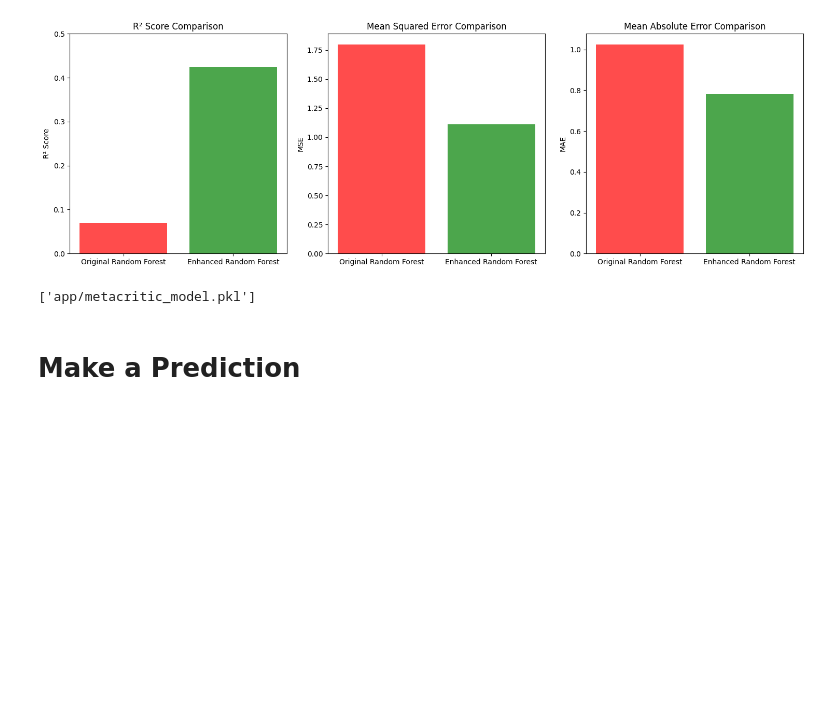
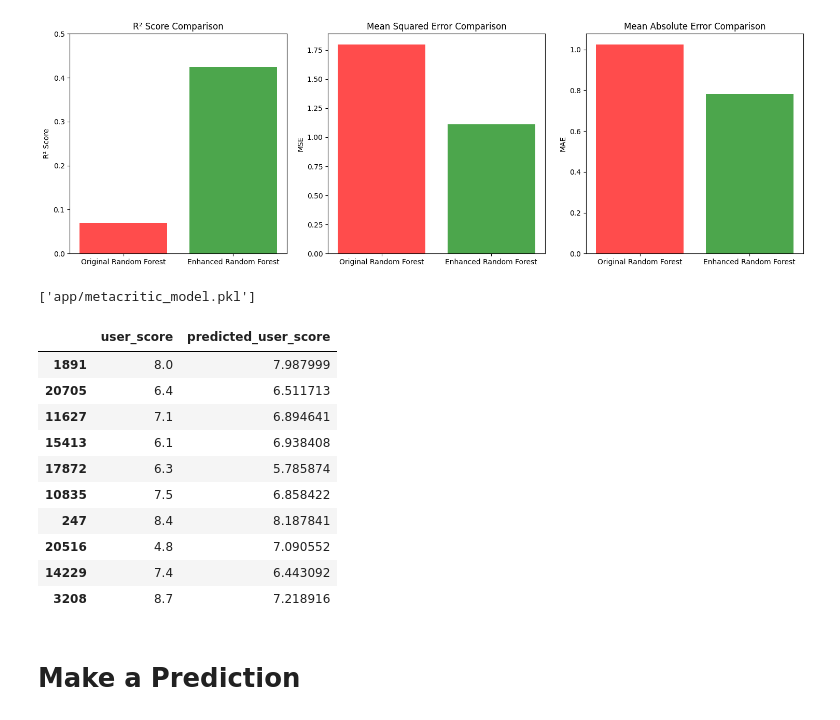
Before and after one commit to StadynR/metacritic-reviews-dataset, a Jupyter notebook: metacritic_model.ipynb, the cells around one changed output. Cells and saved outputs as stored; diff of their text form; code cells hidden in the pictures; blank space fills up the shorter version.

```diff
--- a/metacritic_model.ipynb
+++ b/metacritic_model.ipynb
@@ -522,6 +521,24 @@ import joblib
 joblib.dump(enhanced_model, 'app/metacritic_model.pkl')
 # %% [output]
 ['app/metacritic_model.pkl']
+# %%
+# Print predictions compared to actual values
+predictions = enhanced_model.predict(X_test_enh)
+comparison_df = pd.DataFrame(y_test_enh).copy()
+comparison_df['predicted_user_score'] = predictions[:]
+comparison_df.head(10)
+# %% [output]
+|  | user_score | predicted_user_score |
+| 1891 | 8.0 | 7.987999 |
+| 20705 | 6.4 | 6.511713 |
+| 11627 | 7.1 | 6.894641 |
+| 15413 | 6.1 | 6.938408 |
+| 17872 | 6.3 | 5.785874 |
+| 10835 | 7.5 | 6.858422 |
+| 247 | 8.4 | 8.187841 |
+| 20516 | 4.8 | 7.090552 |
+| 14229 | 7.4 | 6.443092 |
+| 3208 | 8.7 | 7.218916 |
 # %% [markdown]
 # Make a Prediction
 # %%
```
Also changed, not shown: parts of 3 cells of this notebook, 1 other file.
